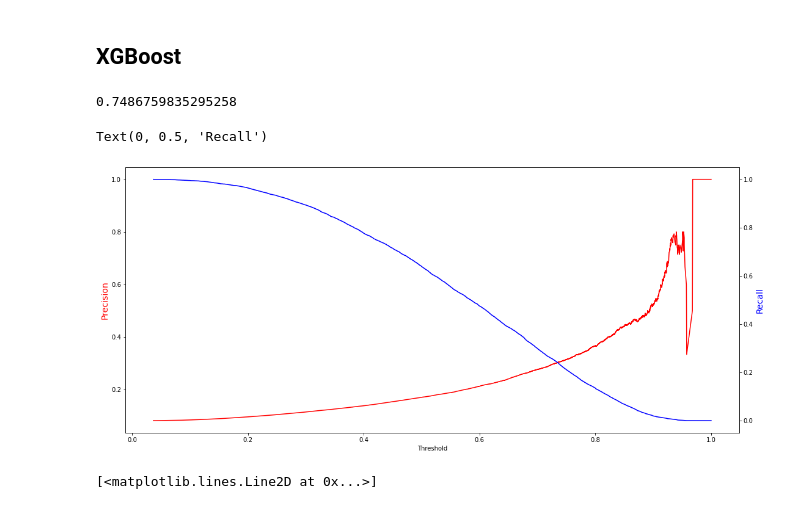
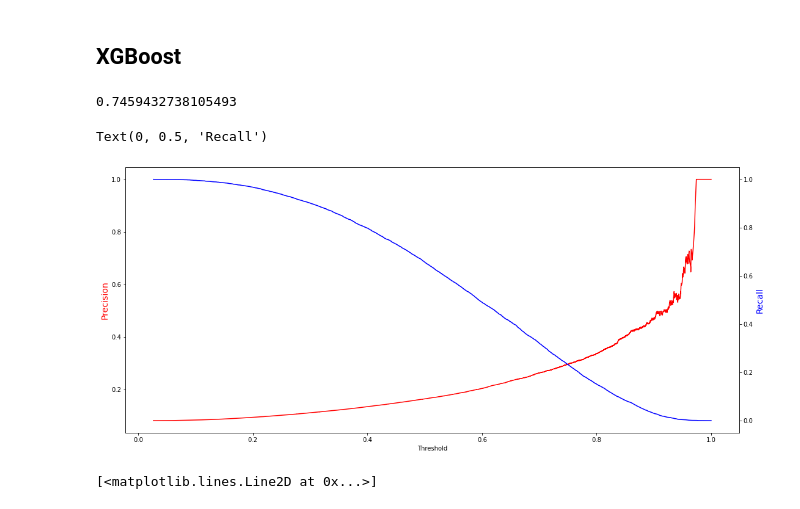
Before and after one commit to Anvil-Late/Default_risk_prediction, a Jupyter notebook: Projet 7.ipynb, the cells around one changed output. Cells and saved outputs as stored; diff of their text form; code cells hidden in the pictures.

Commit message:
Changed xgb to recall opti

```diff
--- a/Projet 7.ipynb
+++ b/Projet 7.ipynb
@@ -856,14 +856,14 @@ def hyperparameter_tuning(space):
     classifier.fit(X2_comb_train, y_train.tolist())
 
     acc = cross_val_score(estimator = classifier, X = X2_comb_train, y = y_train.tolist(),
-                              scoring="roc_auc", cv = 10).mean()
+                              scoring="recall", cv = 10).mean()
     if acc > best:
         best = acc
         print ('new best:', best, space)
     return {'loss': 1-acc, 'status': STATUS_OK}
-if os.path.exists("./data/pickle_xgb_hyperparams"):
-    with open("./data/pickle_xgb_hyperparams", 'rb') as file:
+if os.path.exists("./data/pickle_xgb_recall_hyperparams"):
+    with open("./data/pickle_xgb_recall_hyperparams", 'rb') as file:
         xgb_hyperparams = pickle.load(file)
 else :
     trials = Trials()
-    best = fmin(hyperparameter_tuning, space, algo=tpe.suggest, max_evals=100, trials=trials)
+    best = fmin(hyperparameter_tuning, space, algo=tpe.suggest, max_evals=50, trials=trials)
@@ -870,5 +889,5 @@ else :
 # %%
-if not os.path.exists("./data/pickle_xgb_hyperparams"):
+if not os.path.exists("./data/pickle_xgb_recall_hyperparams"):
     xgb_hyperparams = space_eval(space, best)
 xgb_hyperparams
 # %% [output]
@@ -891,7 +914,7 @@ if not os.path.exists("./data/pickle_xgb_hyperparams"):
 modfit_xgb = xgb.XGBClassifier(objective = "binary:logistic",
                                tree_method = 'hist',
                                scale_pos_weight = 11,
-                               eval_metric = "auc",
+                               eval_metric = "aucpr",
                                **xgb_hyperparams
                               )
 modfit_xgb.fit(X2_comb_train, y_train.tolist())
@@ -1014,7 +1034,7 @@ roc_auc_xgb = auc(fpr_xgb, tpr_xgb)
 # %%
 roc_auc_xgb
 # %% [output]
-0.7486759835295258
+0.7459432738105493
 # %%
 xgb_pred_df = pd.DataFrame()
 xgb_pred_df["true"] = y_test.tolist()
@@ -1022,17 +1042,18 @@ xgb_pred_df["pred"] = xgb_pred
 
 xgb_pred_df.sort_values(by = "pred", inplace = True)
 # %%
+prec_xgb, rec_xgb, prthresh_xgb = precision_recall_curve(y_test.tolist(), xgb_pred)
 prthresh_xgb = np.append(prthresh_xgb, 1)
 fig, ax = plt.subplots(figsize = (18,8))
 ax.plot(prthresh_xgb, prec_xgb, color = "red")
 ax.set_xlabel("Threshold")
 ax.set_ylabel("Precision", color = "red", fontsize = 14)
 ax2 = ax.twinx()
 ax2.plot(prthresh_xgb, rec_xgb, color = "blue")
 ax2.set_ylabel("Recall", color = "blue", fontsize = 14)
 # %% [output]
 Text(0, 0.5, 'Recall')
-[figure, old version]
+[figure, new version]
 # %%
 fig, ax = plt.subplots(figsize = (18, 8))
 ax.plot(xgb_pr_df["rec"], xgb_pr_df["prec"])
```
Also changed, not shown: parts of 6 cells of this notebook.
